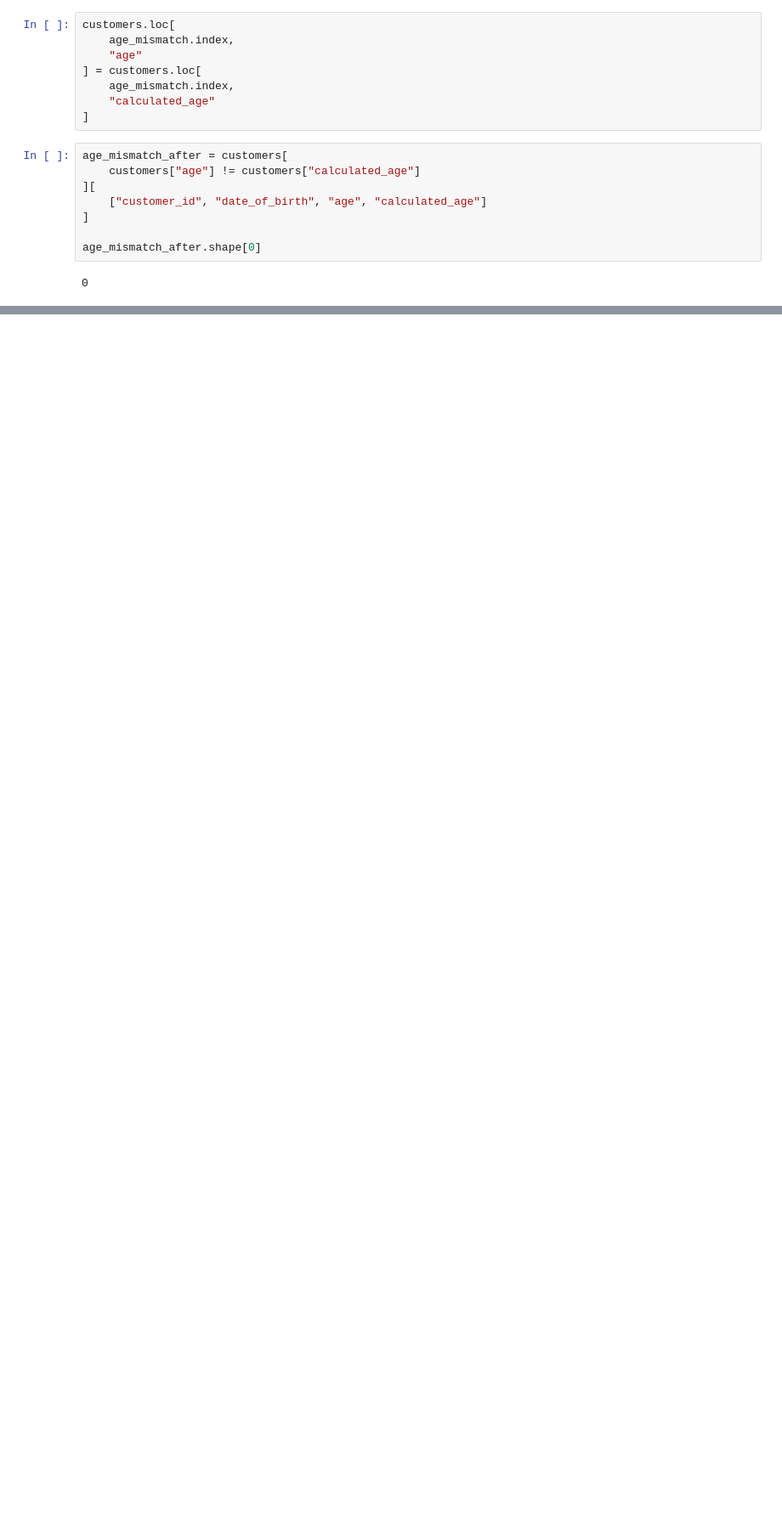
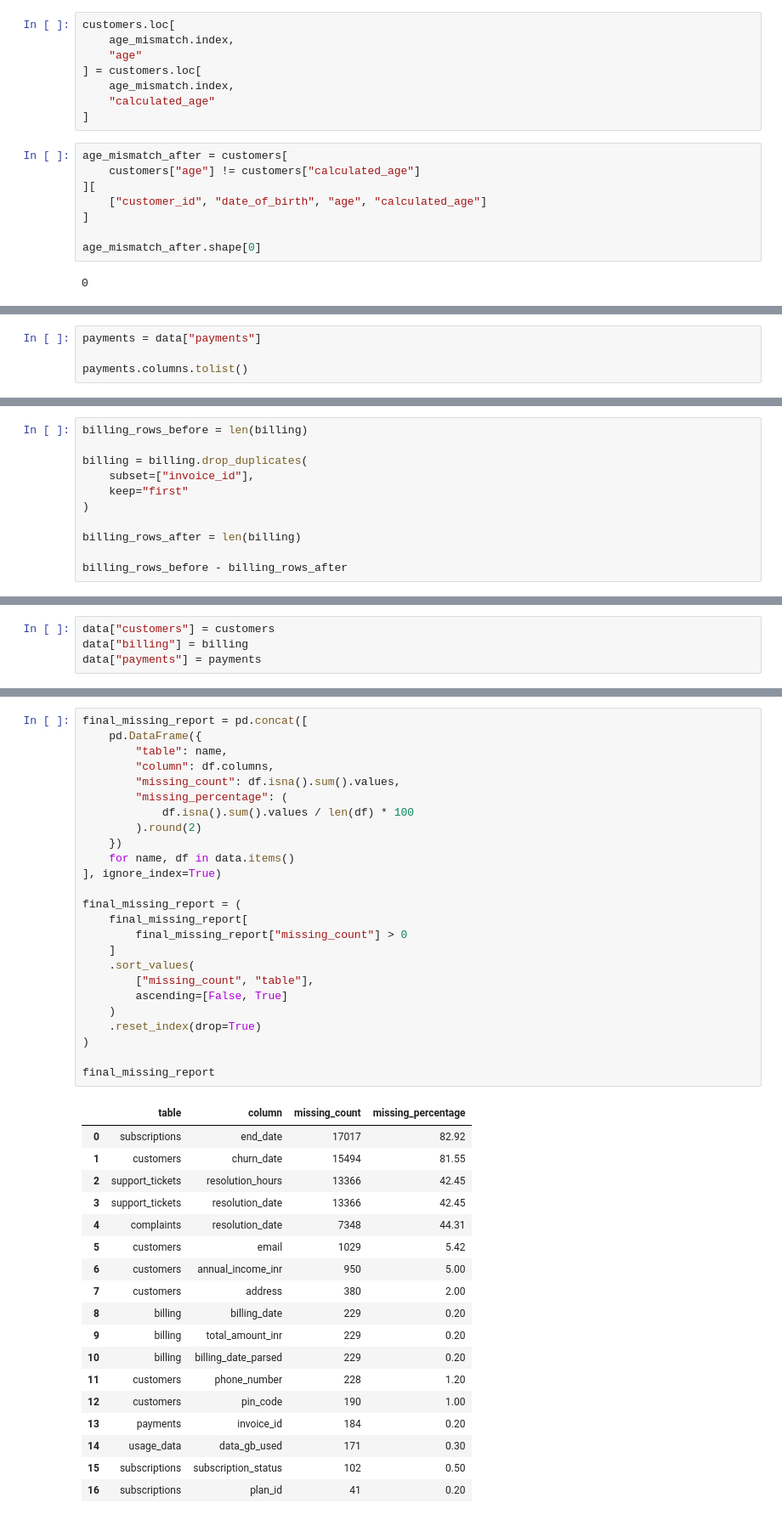
Before and after one commit to chawdadarsh215-ctrl/NexaTel-Customer-Churn-Analytics, a Jupyter notebook: notebooks/Phase1_DataCleaning_DarshChawda.ipynb, the cells around one changed output, grey strips where cells are left out. Shown at 85% size. Saved outputs shown, nothing was run; the diff lists cells and outputs as text; blank space fills up the shorter version.

```diff
--- a/notebooks/Phase1_DataCleaning_DarshChawda.ipynb
+++ b/notebooks/Phase1_DataCleaning_DarshChawda.ipynb
@@ -825,0 +2176,4 @@ age_mismatch_after.shape[0]
+# %%
+payments = data["payments"]
+
+payments.columns.tolist()
@@ -825,0 +2819,11 @@ age_mismatch_after.shape[0]
+# %%
+billing_rows_before = len(billing)
+
+billing = billing.drop_duplicates(
+    subset=["invoice_id"],
+    keep="first"
+)
+
+billing_rows_after = len(billing)
+
+billing_rows_before - billing_rows_after
@@ -825,0 +2837,4 @@ age_mismatch_after.shape[0]
+# %%
+data["customers"] = customers
+data["billing"] = billing
+data["payments"] = payments
@@ -825,0 +2913,44 @@ age_mismatch_after.shape[0]
+# %%
+final_missing_report = pd.concat([
+    pd.DataFrame({
+        "table": name,
+        "column": df.columns,
+        "missing_count": df.isna().sum().values,
+        "missing_percentage": (
+            df.isna().sum().values / len(df) * 100
+        ).round(2)
+    })
+    for name, df in data.items()
+], ignore_index=True)
+
+final_missing_report = (
+    final_missing_report[
+        final_missing_report["missing_count"] > 0
+    ]
+    .sort_values(
+        ["missing_count", "table"],
+        ascending=[False, True]
+    )
+    .reset_index(drop=True)
+)
+
+final_missing_report
+# %% [output]
+|  | table | column | missing_count | missing_percentage |
+| 0 | subscriptions | end_date | 17017 | 82.92 |
+| 1 | customers | churn_date | 15494 | 81.55 |
+| 2 | support_tickets | resolution_hours | 13366 | 42.45 |
+| 3 | support_tickets | resolution_date | 13366 | 42.45 |
+| 4 | complaints | resolution_date | 7348 | 44.31 |
+| 5 | customers | email | 1029 | 5.42 |
+| 6 | customers | annual_income_inr | 950 | 5.00 |
+| 7 | customers | address | 380 | 2.00 |
+| 8 | billing | billing_date | 229 | 0.20 |
+| 9 | billing | total_amount_inr | 229 | 0.20 |
+| 10 | billing | billing_date_parsed | 229 | 0.20 |
+| 11 | customers | phone_number | 228 | 1.20 |
+| 12 | customers | pin_code | 190 | 1.00 |
+| 13 | payments | invoice_id | 184 | 0.20 |
+| 14 | usage_data | data_gb_used | 171 | 0.30 |
+| 15 | subscriptions | subscription_status | 102 | 0.50 |
+| 16 | subscriptions | plan_id | 41 | 0.20 |
```
Also changed, not shown: parts of 223 cells of this notebook, 24 other files.
